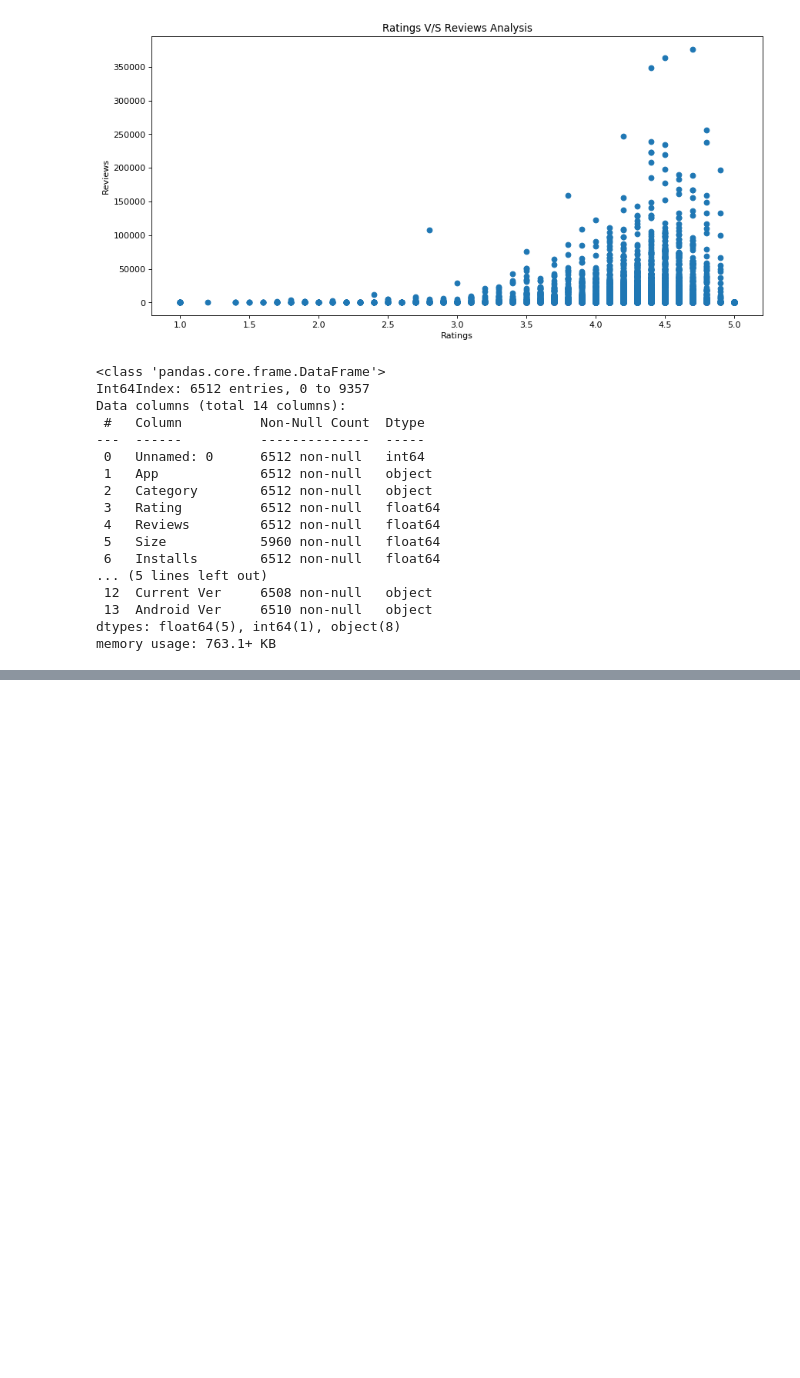
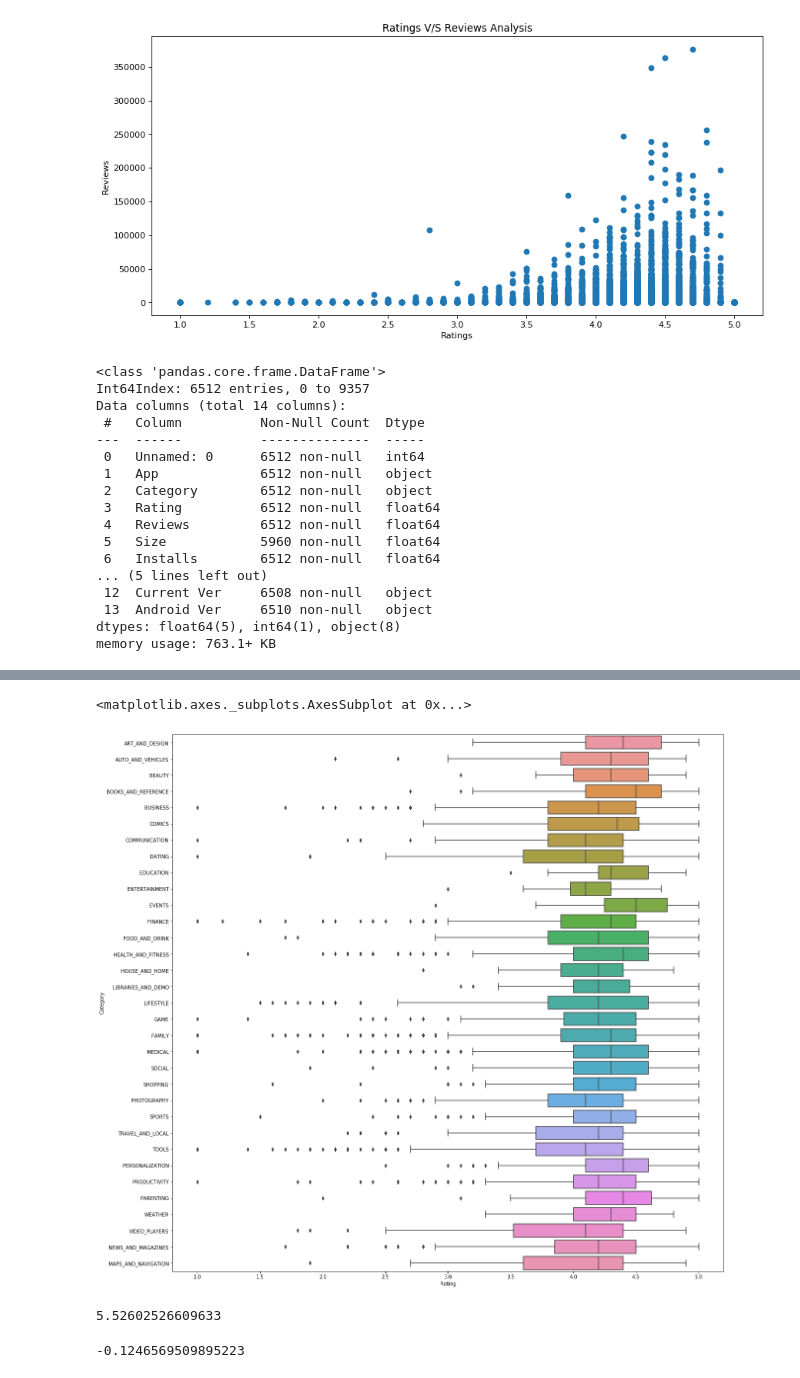
Before and after one commit to sheelpatel29/GOOGLE_APP_RATINGS-, a Jupyter notebook: ANALYSIS ON VARIABLES.ipynb, the cells around one changed output, grey strips where cells are left out. Drawn from its saved outputs; the diff is of its cells as text; code cells hidden in the pictures; blank space fills up the shorter version.

```diff
--- a/ANALYSIS ON VARIABLES.ipynb
+++ b/ANALYSIS ON VARIABLES.ipynb
@@ -189,0 +193,6 @@ TypeError: boxplot() got an unexpected keyword argument 'columns'
+# %%
+plt.figure(figsize=(20,20))
+sns.boxplot(x="Rating", y="Category",data=df)
+# %% [output]
+<matplotlib.axes._subplots.AxesSubplot at 0x...>
+[figure, added]
@@ -189,0 +201,4 @@ TypeError: boxplot() got an unexpected keyword argument 'columns'
+# %%
+df["Reviews"].skew()
+# %% [output]
+5.52602526609633
@@ -189,0 +207,4 @@ TypeError: boxplot() got an unexpected keyword argument 'columns'
+# %%
+df['log_Reviews'].skew()
+# %% [output]
+-0.1246569509895223
```
Also changed, not shown: parts of 16 cells of this notebook, 2 other files.
